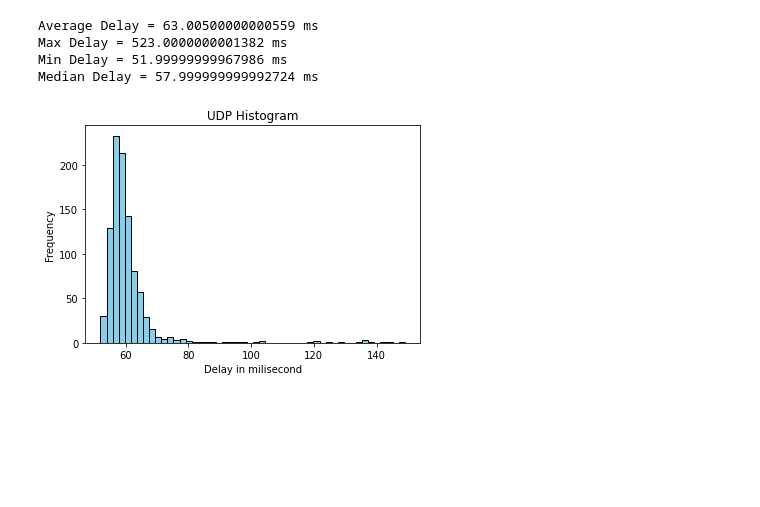
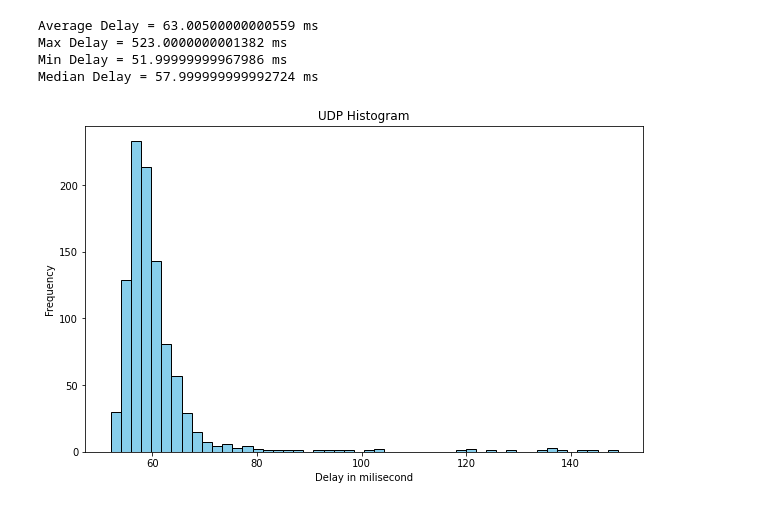
Before and after one commit to dilansenuruk/VR-Cycling-Final_Year_Project, a Jupyter notebook: UdpDelay.ipynb, the cells around one changed output. Drawn from its saved outputs; the diff is of its cells as text; code cells hidden in the pictures; blank space fills up the shorter version.

```diff
--- a/UdpDelay.ipynb
+++ b/UdpDelay.ipynb
@@ -30,31 +30,32 @@ def time_to_seconds(time_str):
     minutes, seconds = map(float, time_str.split(':'))
     total_seconds = minutes * 60 + seconds
     return total_seconds
 
 delay = 0
 delay_array=[]
 for id, row in df.iterrows():
     if (row["Send message"]==row["Received message"]):
         send = time_to_seconds(row["Send Time"])
         receive = time_to_seconds(row["Received Time"])
         #print(receive-send)
         delay_array.append((receive-send)*1000)
         delay = delay+(receive-send)*1000
 print("Average Delay =",delay/1000,"ms")
 print("Max Delay =", max(delay_array),"ms")
 print("Min Delay =", min(delay_array),"ms")
 print("Median Delay =", np.median(delay_array),"ms")
 #print(np.mean(delay_array))
 
 delay_array = [x for x in delay_array if x<=150]
+plt.figure(figsize=(10,6))
 plt.xlabel('Delay in milisecond')
 plt.ylabel('Frequency')
 plt.title('UDP Histogram')
 plt.hist(delay_array, bins=50, color='skyblue', edgecolor='black')
 plt.show()
 # %% [output]
 Average Delay = 63.00500000000559 ms
 Max Delay = 523.0000000001382 ms
 Min Delay = 51.99999999967986 ms
 Median Delay = 57.999999999992724 ms
-[figure, old version]
+[figure, new version]
```
Also changed, not shown: 37 other files.
